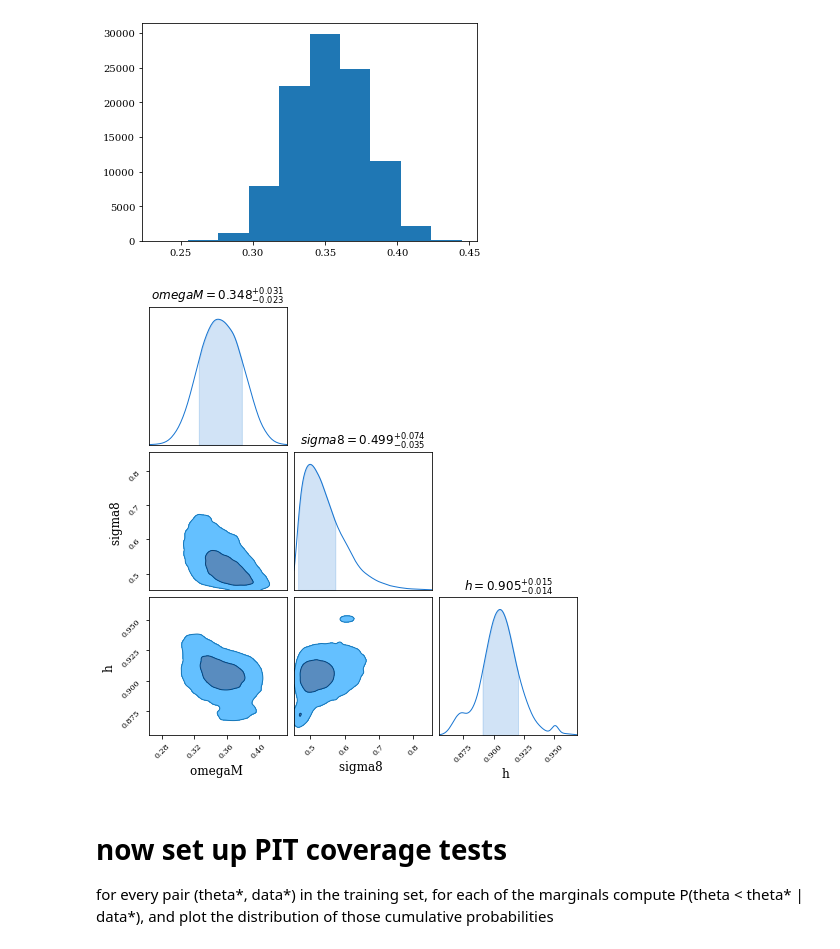
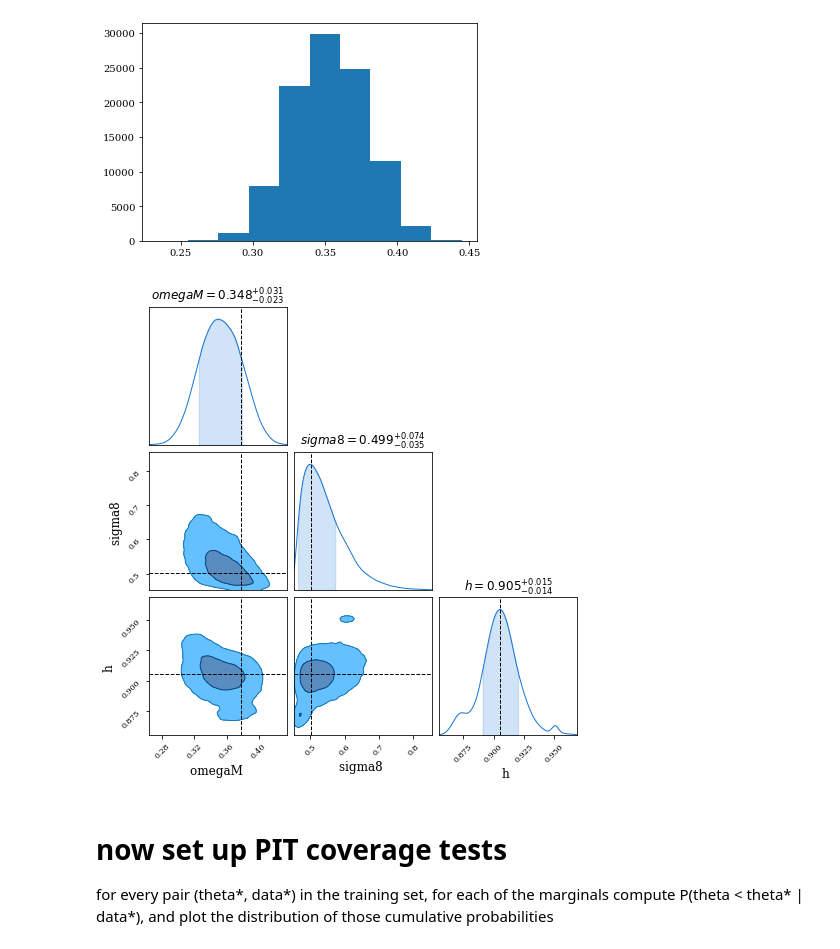
Before and after one commit to tlmakinen/myDelfi, a Jupyter notebook: quijote_pk.ipynb, the cells around one changed output. Saved outputs shown, nothing was run; the diff lists cells and outputs as text; code cells hidden in the pictures.

Commit message:
add truths

```diff
--- a/quijote_pk.ipynb
+++ b/quijote_pk.ipynb
@@ -79,18 +79,18 @@ plt.hist(posterior_samples[:, 0])
 # %%
 from chainconsumer import ChainConsumer
 
 _psts = posterior_samples.copy()
 #_psts[:, 0] = 0.3*(posterior_samples[:, 0]**2 / posterior_samples[:, 1]**2)
 
 cs = ChainConsumer()
 cs.add_chain(_psts, parameters=['omegaM', 'sigma8', 'h'], name='DELFI') #, color=corner_colors[0])
 #cs.add_covariance(θ_target, -Finv_analytic, parameters=params, name="Analytic Fisher", color=corner_colors[2])
 cs.configure(linestyles=["-", "-", "-"], linewidths=[1.0, 1.0, 1.0], usetex=False,
         shade=[True, True, False], shade_alpha=[0.7, 0.6, 0.], tick_font_size=8, sigma2d=True)
-cs.plotter.plot((7,7))
+cs.plotter.plot((7,7), truth=theta_[0])
 plt.show()
 # %% [output]
-[figure, old version]
+[figure, new version]
 # %% [markdown]
 # now set up PIT coverage tests
 
```
